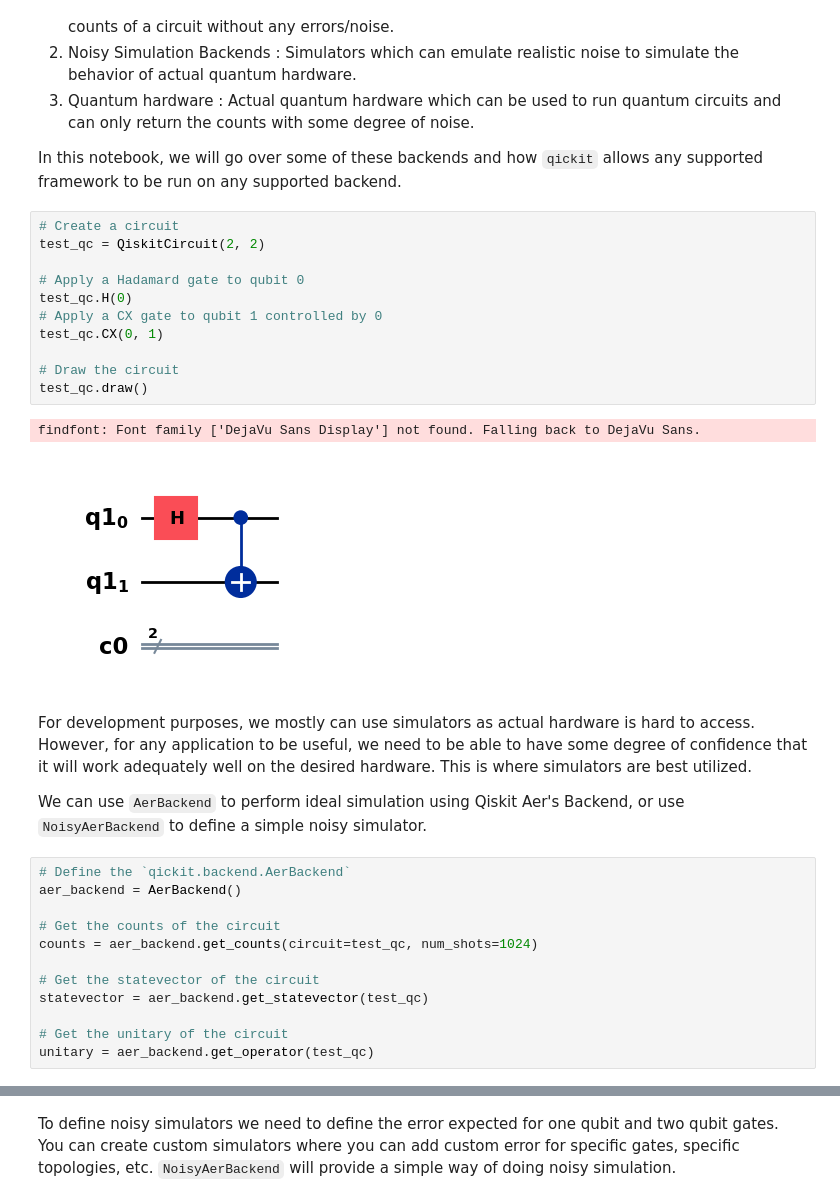
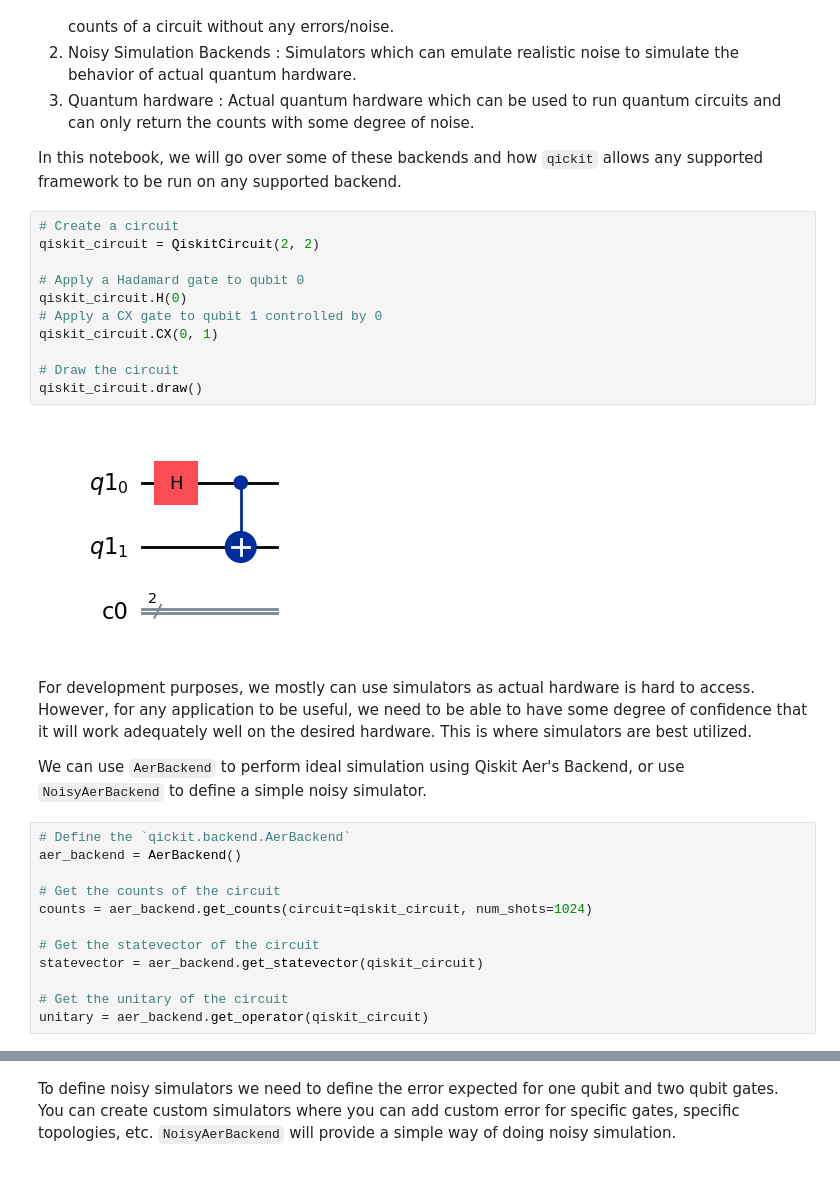
Before and after one commit to Qualition/quick, a Jupyter notebook: notebooks/Running Quantum Circuits.ipynb, the cells around one changed output, grey strips where cells are left out. Drawn from its saved outputs; the diff is of its cells as text.

```diff
--- a/notebooks/Running Quantum Circuits.ipynb
+++ b/notebooks/Running Quantum Circuits.ipynb
@@ -19,18 +19,17 @@ This notebook is dedicated to the demonstration of how `qickit` can be used to r
 In this notebook, we will go over some of these backends and how `qickit` allows any supported framework to be run on any supported backend.
 # %%
 # Create a circuit
-test_qc = QiskitCircuit(2, 2)
+qiskit_circuit = QiskitCircuit(2, 2)
 
 # Apply a Hadamard gate to qubit 0
-test_qc.H(0)
+qiskit_circuit.H(0)
 # Apply a CX gate to qubit 1 controlled by 0
-test_qc.CX(0, 1)
+qiskit_circuit.CX(0, 1)
 
 # Draw the circuit
-test_qc.draw()
+qiskit_circuit.draw()
 # %% [output]
-findfont: Font family ['DejaVu Sans Display'] not found. Falling back to DejaVu Sans.
-[figure, old version]
+[figure, new version]
 # %% [markdown]
 For development purposes, we mostly can use simulators as actual hardware is hard to access. However, for any application to be useful, we need to be able to have some degree of confidence that it will work adequately well on the desired hardware. This is where simulators are best utilized.
 
@@ -40,13 +39,13 @@ We can use `AerBackend` to perform ideal simulation using Qiskit Aer's Backend,
 aer_backend = AerBackend()
 
 # Get the counts of the circuit
-counts = aer_backend.get_counts(circuit=test_qc, num_shots=1024)
+counts = aer_backend.get_counts(circuit=qiskit_circuit, num_shots=1024)
 
 # Get the statevector of the circuit
-statevector = aer_backend.get_statevector(test_qc)
+statevector = aer_backend.get_statevector(qiskit_circuit)
 
 # Get the unitary of the circuit
-unitary = aer_backend.get_operator(test_qc)
+unitary = aer_backend.get_operator(qiskit_circuit)
 # %%
 import matplotlib.pyplot as plt
 
```
Also changed, not shown: parts of 12 cells of this notebook, 23 other files.
